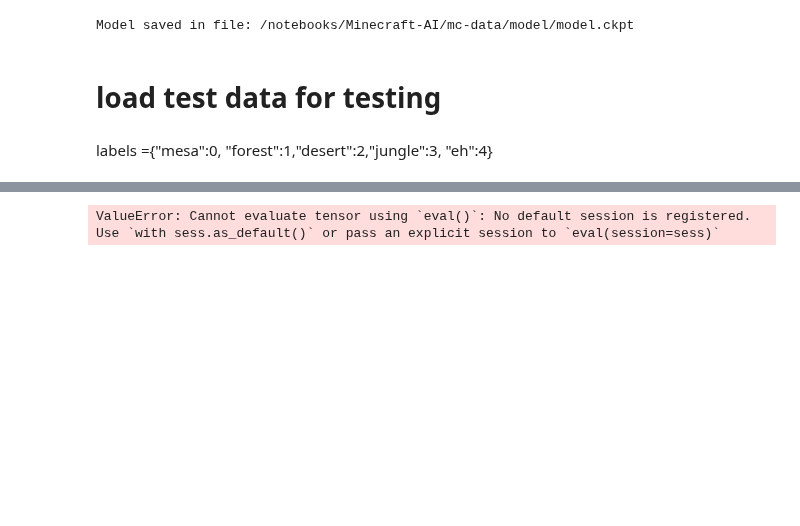
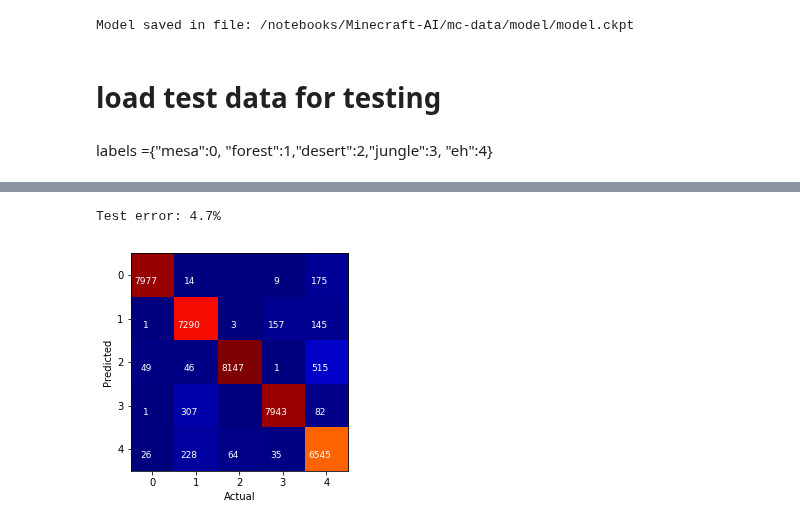
Before and after one commit to jennyzeng/Minecraft-AI, a Jupyter notebook: cnn_2_by_Jenny.ipynb, the cells around one changed output, grey strips where cells are left out. Cells and saved outputs as stored; diff of their text form; code cells hidden in the pictures; blank space fills up the shorter version.

```diff
--- a/cnn_2_by_Jenny.ipynb
+++ b/cnn_2_by_Jenny.ipynb
@@ -434,11 +438,11 @@ for step in range(steps):
         error, _ = error_rate(predictions, batch_labels)
         va_error = error_rate(
               validation_prediction.eval(), validation_labels)[0]
-        batch_loss_list.append(l)
-        batch_error_rate.append(error)
-        learning_rate_list.append(lr)
-        va_error_list.append(va_error)
-        step_list.append(step)
+#         batch_loss_list.append(l)
+#         batch_error_rate.append(error)
+#         learning_rate_list.append(lr)
+#         va_error_list.append(va_error)
+#         step_list.append(step)
         print('Step %d of %d' % (step, steps))
         print('Mini-batch loss: %.5f Error: %.5f Learning rate: %.5f' % (l, error, lr))
         print('Validation error: %.1f%%' % va_error)
@@ -473,7 +473,26 @@ s.close()
 # load test data for testing
 # %% [markdown]
 labels ={"mesa":0, "forest":1,"desert":2,"jungle":3, "eh":4}
-# %%
-test_data, test_labels = load_data(tfrecords_test_filename, 300)
-test_data_node = tf.constant(test_data)
-test_prediction = tf.nn.softmax(model(test_data_node))
+# %%
+steps = test_size//TEST_BATCH_SIZE
+predictions = []
+test_labels = []
+print "total steps:", steps
+for step in range(steps):
+    img, lab = s.run([image, label])
+    index = 0
+    for i in range(BATCH_SIZE//TEST_BATCH_SIZE):
+        batch_data = scaleImg(img[index:index+TEST_BATCH_SIZE])
+        batch_labels = convertLabel(lab[index:index+TEST_BATCH_SIZE])
+        predictions.extend( s.run(
+              [test_prediction],
+              feed_dict={test_data_node:batch_data})[0])
+        test_labels.append(batch_labels)
+        index = index+TEST_BATCH_SIZE
+    if step % display_step == 0:
+        print "current step:", step
+
+predictions = np.array(predictions)
+test_labels = np.array(test_labels).reshape(len(test_labels)*NUM_LABELS,5)
+
+test_error, confusions = error_rate(predictions, test_labels)
@@ -480,21 +511,22 @@ test_prediction = tf.nn.softmax(model(test_data_node))
 # %%
-test_error, confusions = error_rate(test_prediction.eval(), test_labels)
+# test_error, confusions = error_rate(test_prediction.eval(), test_labels)
 print('Test error: %.1f%%' % test_error)
 
 plt.xlabel('Actual')
 plt.ylabel('Predicted')
 plt.grid(False)
 plt.xticks(numpy.arange(NUM_LABELS))
 plt.yticks(numpy.arange(NUM_LABELS))
 plt.imshow(confusions, cmap=plt.cm.jet, interpolation='nearest');
 
 for i, cas in enumerate(confusions):
     for j, count in enumerate(cas):
         if count > 0:
             xoff = .07 * len(str(count))
             plt.text(j-xoff, i+.2, int(count), fontsize=9, color='white')
 # %% [output]
-ValueError: Cannot evaluate tensor using `eval()`: No default session is registered. Use `with sess.as_default()` or pass an explicit session to `eval(session=sess)`
+Test error: 4.7%
+[figure, added]
 # %%
 fig = plt.figure(figsize=(20,15))
 fig.add_subplot(221)
```
Also changed, not shown: parts of 15 cells of this notebook, 2 other files.
